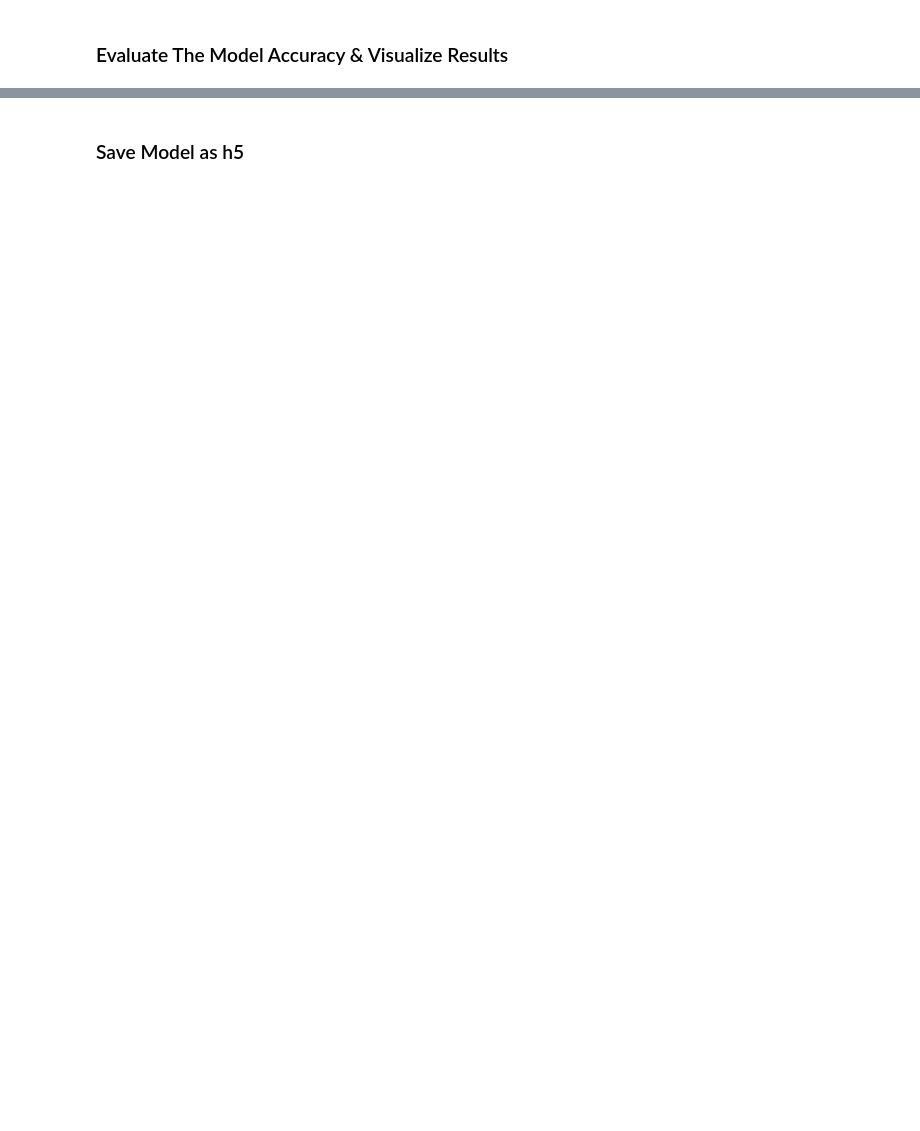
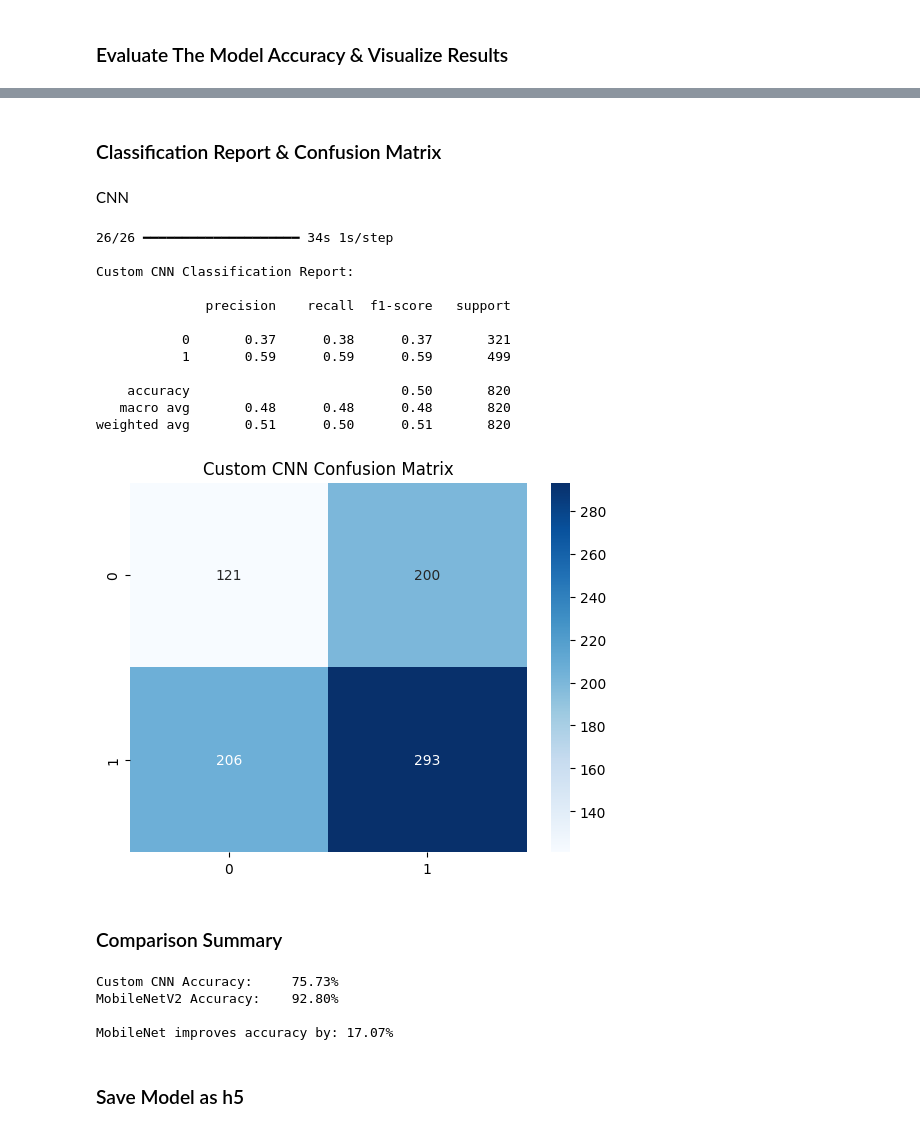
Before and after one commit to mechanicm56/Aerial-Object-Detection-Bird-vs-Drone, a Jupyter notebook: notebooks/mobilenetv2.ipynb, the cells around one changed output, grey strips where cells are left out. Cells and saved outputs as stored; diff of their text form; code cells hidden in the pictures; blank space fills up the shorter version.

```diff
--- a/notebooks/mobilenetv2.ipynb
+++ b/notebooks/mobilenetv2.ipynb
@@ -93,3 +95,11 @@ val_data = train_datagen.flow_from_directory(
 )
 # %% [output]
 Found 820 images belonging to 2 classes.
+# %%
+test_data = train_datagen.flow_from_directory(
+    r'dataset',
+    target_size=(image_height, image_width),
+    batch_size=batch_size,
+    class_mode='sparse',
+    subset='validation'
+)
@@ -190,3 +310,45 @@ plot_training_history(history)
+# %% [markdown]
+### Classification Report & Confusion Matrix
+# %% [markdown]
+CNN
+# %%
+y_true = test_data.classes
+y_pred_custom = (cnn_model.predict(test_data) > 0.5).astype("int32")
+
+print("\nCustom CNN Classification Report:\n")
+print(classification_report(y_true, y_pred_custom))
+
+cm = confusion_matrix(y_true, y_pred_custom)
+sns.heatmap(cm, annot=True, fmt='d', cmap='Blues')
+plt.title("Custom CNN Confusion Matrix")
+plt.show()
+# %% [output]
+26/26 ━━━━━━━━━━━━━━━━━━━━ 34s 1s/step
+
+Custom CNN Classification Report:
+
+              precision    recall  f1-score   support
+
+           0       0.37      0.38      0.37       321
+           1       0.59      0.59      0.59       499
+
+    accuracy                           0.50       820
+   macro avg       0.48      0.48      0.48       820
+weighted avg       0.51      0.50      0.51       820
+[figure, added]
+# %% [markdown]
+### Comparison Summary
+# %%
+print(f"Custom CNN Accuracy:     {custom_eval[1]*100:.2f}%")
+print(f"MobileNetV2 Accuracy:    {mobilenet_eval[1]*100:.2f}%")
+
+improvement = (mobilenet_eval[1] - custom_eval[1]) * 100
+print(f"\nMobileNet improves accuracy by: {improvement:.2f}%")
+# %% [output]
+Custom CNN Accuracy:     75.73%
+MobileNetV2 Accuracy:    92.80%
+
+MobileNet improves accuracy by: 17.07%
 # %% [markdown]
 ### Save Model as h5
 # %%
```
Also changed, not shown: parts of 22 cells of this notebook, 1 other file.
